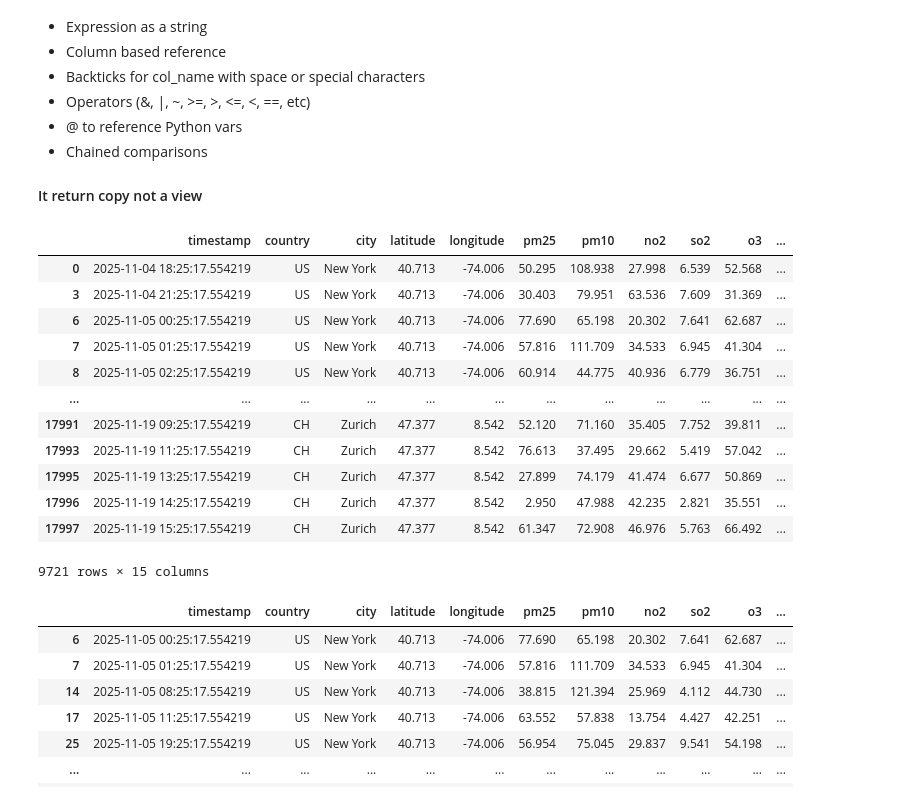
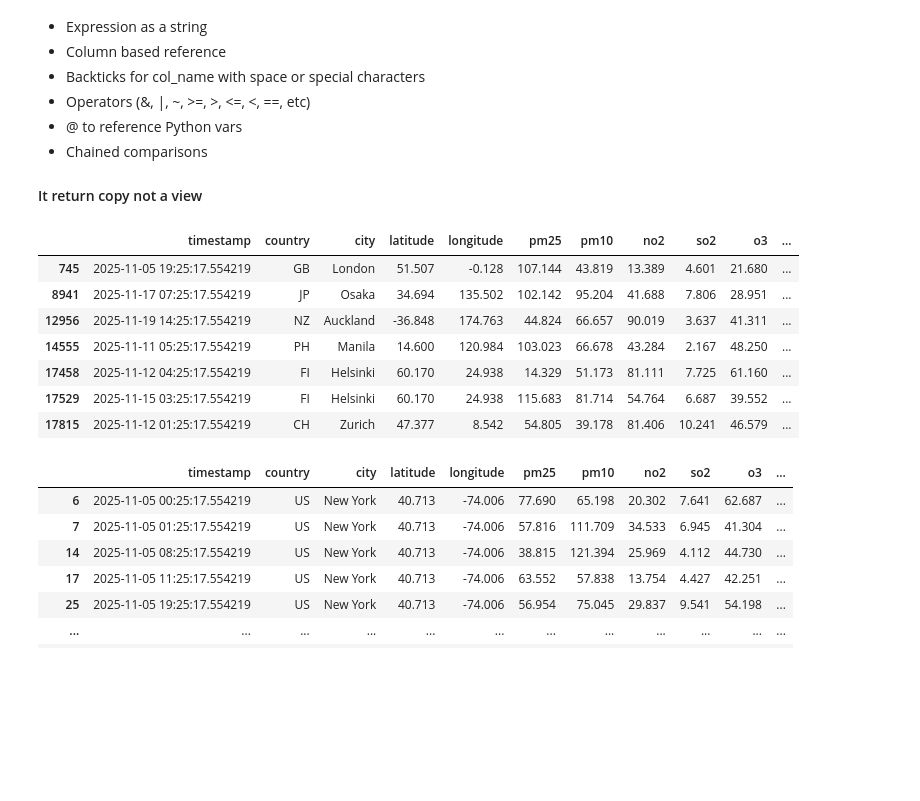
Before and after one commit to SapamPritamjit/AI_ML-PRIME-, a Jupyter notebook: PRIME_AI-ML(CLASS _NOTE)/04_PANDAS/05_Filtering_Data.ipynb, the cells around one changed output. Saved outputs shown, nothing was run; the diff lists cells and outputs as text; code cells hidden in the pictures; blank space fills up the shorter version.

```diff
--- a/PRIME_AI-ML(CLASS _NOTE)/04_PANDAS/05_Filtering_Data.ipynb
+++ b/PRIME_AI-ML(CLASS _NOTE)/04_PANDAS/05_Filtering_Data.ipynb
@@ -118,21 +118,16 @@ df[(df["city"] == "New York") & (df["temperature"] > 20)] [["pm10", "no2", "so2"
 
 #### It return copy not a view
 # %%
-df.query("aqi > 100")
+df.query("aqi > 200")
 # %% [output]
 |  | timestamp | country | city | latitude | longitude | pm25 | pm10 | no2 | so2 | o3 | ... |
-| 0 | 2025-11-04 18:25:17.554219 | US | New York | 40.713 | -74.006 | 50.295 | 108.938 | 27.998 | 6.539 | 52.568 | ... |
-| 3 | 2025-11-04 21:25:17.554219 | US | New York | 40.713 | -74.006 | 30.403 | 79.951 | 63.536 | 7.609 | 31.369 | ... |
-| 6 | 2025-11-05 00:25:17.554219 | US | New York | 40.713 | -74.006 | 77.690 | 65.198 | 20.302 | 7.641 | 62.687 | ... |
-| 7 | 2025-11-05 01:25:17.554219 | US | New York | 40.713 | -74.006 | 57.816 | 111.709 | 34.533 | 6.945 | 41.304 | ... |
-| 8 | 2025-11-05 02:25:17.554219 | US | New York | 40.713 | -74.006 | 60.914 | 44.775 | 40.936 | 6.779 | 36.751 | ... |
-| ... | ... | ... | ... | ... | ... | ... | ... | ... | ... | ... | ... |
-| 17991 | 2025-11-19 09:25:17.554219 | CH | Zurich | 47.377 | 8.542 | 52.120 | 71.160 | 35.405 | 7.752 | 39.811 | ... |
-| 17993 | 2025-11-19 11:25:17.554219 | CH | Zurich | 47.377 | 8.542 | 76.613 | 37.495 | 29.662 | 5.419 | 57.042 | ... |
-| 17995 | 2025-11-19 13:25:17.554219 | CH | Zurich | 47.377 | 8.542 | 27.899 | 74.179 | 41.474 | 6.677 | 50.869 | ... |
-| 17996 | 2025-11-19 14:25:17.554219 | CH | Zurich | 47.377 | 8.542 | 2.950 | 47.988 | 42.235 | 2.821 | 35.551 | ... |
-| 17997 | 2025-11-19 15:25:17.554219 | CH | Zurich | 47.377 | 8.542 | 61.347 | 72.908 | 46.976 | 5.763 | 66.492 | ... |
+| 745 | 2025-11-05 19:25:17.554219 | GB | London | 51.507 | -0.128 | 107.144 | 43.819 | 13.389 | 4.601 | 21.680 | ... |
+| 8941 | 2025-11-17 07:25:17.554219 | JP | Osaka | 34.694 | 135.502 | 102.142 | 95.204 | 41.688 | 7.806 | 28.951 | ... |
+| 12956 | 2025-11-19 14:25:17.554219 | NZ | Auckland | -36.848 | 174.763 | 44.824 | 66.657 | 90.019 | 3.637 | 41.311 | ... |
+| 14555 | 2025-11-11 05:25:17.554219 | PH | Manila | 14.600 | 120.984 | 103.023 | 66.678 | 43.284 | 2.167 | 48.250 | ... |
+| 17458 | 2025-11-12 04:25:17.554219 | FI | Helsinki | 60.170 | 24.938 | 14.329 | 51.173 | 81.111 | 7.725 | 61.160 | ... |
+| 17529 | 2025-11-15 03:25:17.554219 | FI | Helsinki | 60.170 | 24.938 | 115.683 | 81.714 | 54.764 | 6.687 | 39.552 | ... |
+| 17815 | 2025-11-12 01:25:17.554219 | CH | Zurich | 47.377 | 8.542 | 54.805 | 39.178 | 81.406 | 10.241 | 46.579 | ... |
-9721 rows × 15 columns
 # %%
 df.query("aqi > 100 & temperature > 30")
 # %% [output]
```
Also changed, not shown: parts of 2 cells of this notebook, 36 other files.
